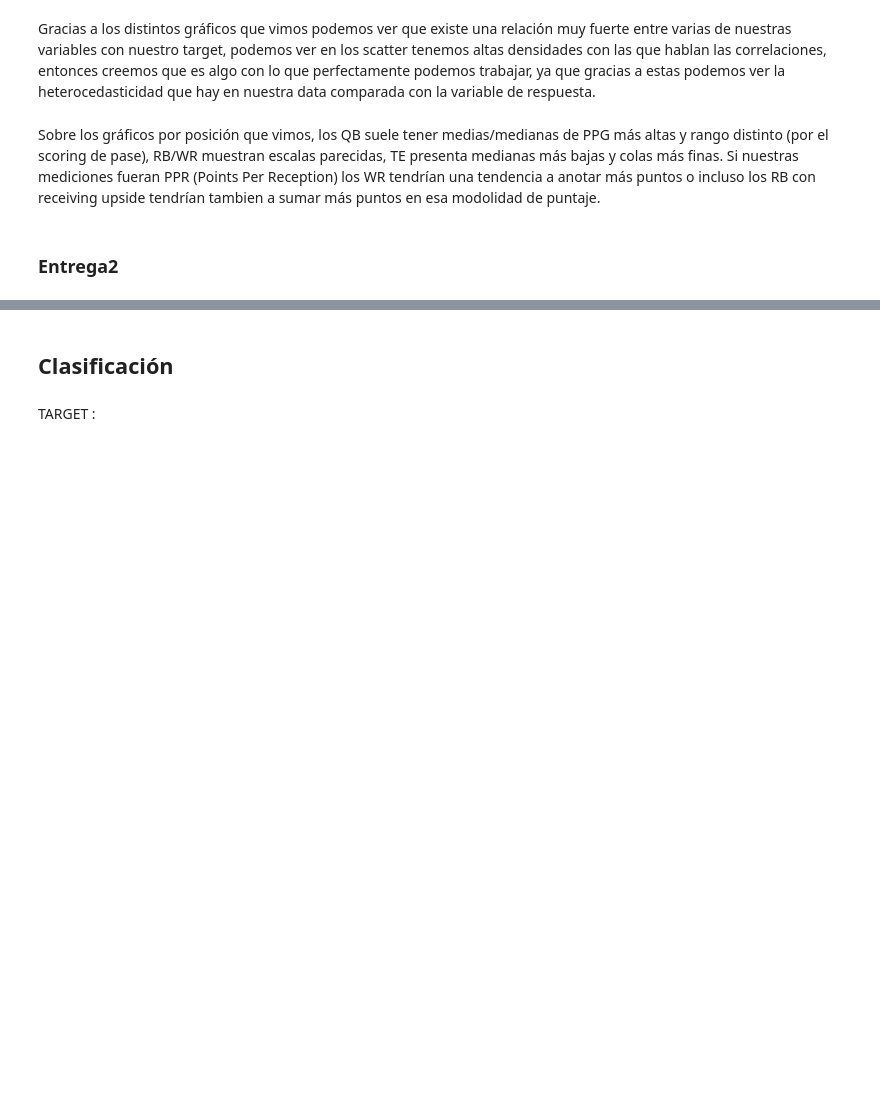
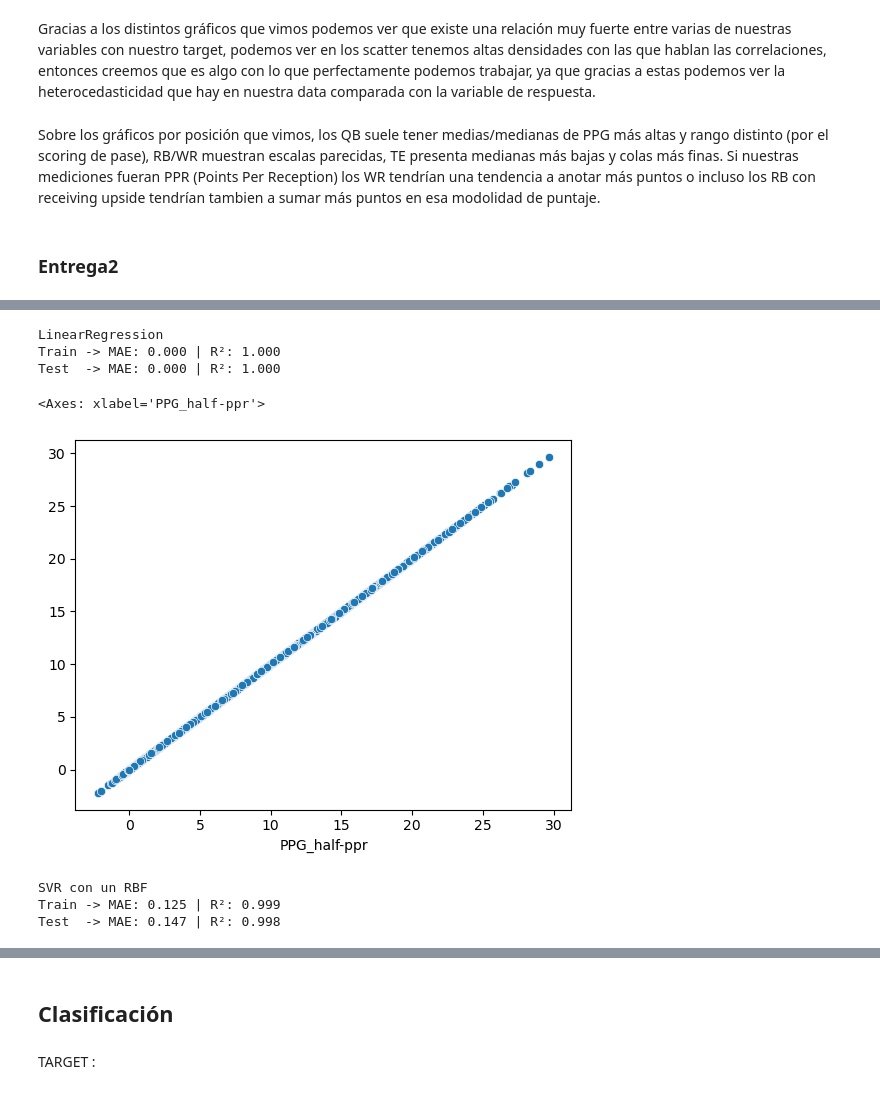
Before and after one commit to edumar67/Fantasy_project, a Jupyter notebook: Entrega2/2_entrega_regresión.ipynb, the cells around one changed output, grey strips where cells are left out. Drawn from its saved outputs; the diff is of its cells as text; code cells hidden in the pictures; blank space fills up the shorter version.

```diff
--- a/Entrega2/2_entrega_regresión.ipynb
+++ b/Entrega2/2_entrega_regresión.ipynb
@@ -656,0 +695,64 @@ Shapes -> (11914, 76) (2979, 76)
+# %%
+# Ahora haciendo Linear Regression
+from sklearn.linear_model import LinearRegression
+
+linearreg = Pipeline(steps=[
+    ("pre", pre),        # tu ColumnTransformer (num + one-hot de Pos/Tm)
+    ("model", LinearRegression())
+])
+
+# Entrena
+linearreg.fit(X_train, y_train)
+
+# Predicciones
+yhat_tr = linearreg.predict(X_train)
+yhat_te = linearreg.predict(X_test)
+
+# r2
+mae_tr = mean_absolute_error(y_train, yhat_tr)
+r2_tr  = r2_score(y_train,  yhat_tr)
+mae_te = mean_absolute_error(y_test,  yhat_te)
+r2_te  = r2_score(y_test,   yhat_te)
+
+print("LinearRegression")
+print(f"Train -> MAE: {mae_tr:.3f} | R²: {r2_tr:.3f}")
+print(f"Test  -> MAE: {mae_te:.3f} | R²: {r2_te:.3f}")
+# %% [output]
+LinearRegression
+Train -> MAE: 0.000 | R²: 1.000
+Test  -> MAE: 0.000 | R²: 1.000
+# %%
+sns.scatterplot(x=y_train, y=linearreg.predict(X_train))
+# %% [output]
+<Axes: xlabel='PPG_half-ppr'>
+[figure, added]
+# %%
+# Ahora aplicando el SVR o el Support Vector Regressor
+
+from sklearn.svm import SVR
+
+# SVR pero le aplicamos un kernel tambien
+svr = Pipeline(steps=[
+    ("pre", pre),
+    ("model", SVR(kernel="rbf", C=10.0, epsilon=0.3, gamma="scale"))
+])
+
+svr.fit(X_train, y_train)
+
+# Predicciones
+yhat_tr = svr.predict(X_train)
+yhat_te = svr.predict(X_test)
+
+# r2
+mae_tr = mean_absolute_error(y_train, yhat_tr)
+r2_tr  = r2_score(y_train,  yhat_tr)
+mae_te = mean_absolute_error(y_test,  yhat_te)
+r2_te  = r2_score(y_test,   yhat_te)
+
+print("SVR con un RBF")
+print(f"Train -> MAE: {mae_tr:.3f} | R²: {r2_tr:.3f}")
+print(f"Test  -> MAE: {mae_te:.3f} | R²: {r2_te:.3f}")
+# %% [output]
+SVR con un RBF
+Train -> MAE: 0.125 | R²: 0.999
+Test  -> MAE: 0.147 | R²: 0.998
```
Also changed, not shown: parts of 10 cells of this notebook.
